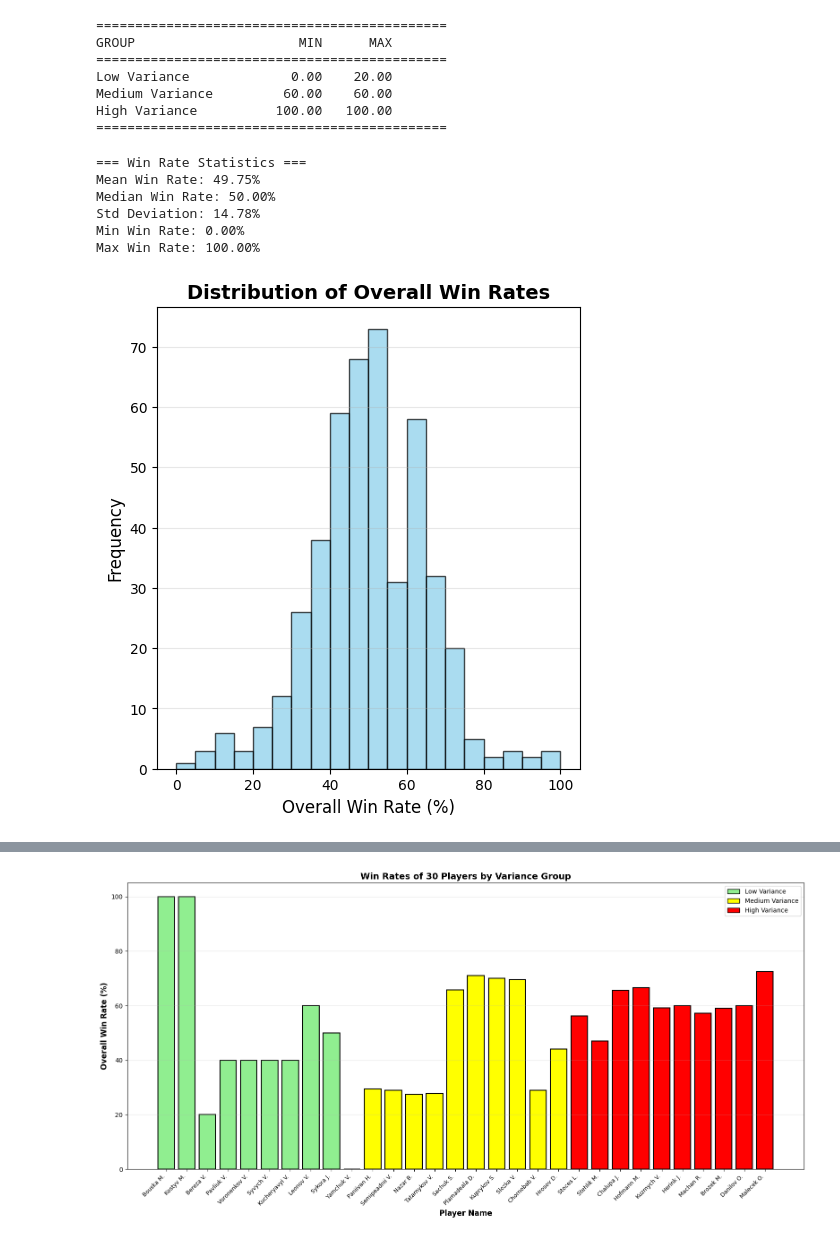
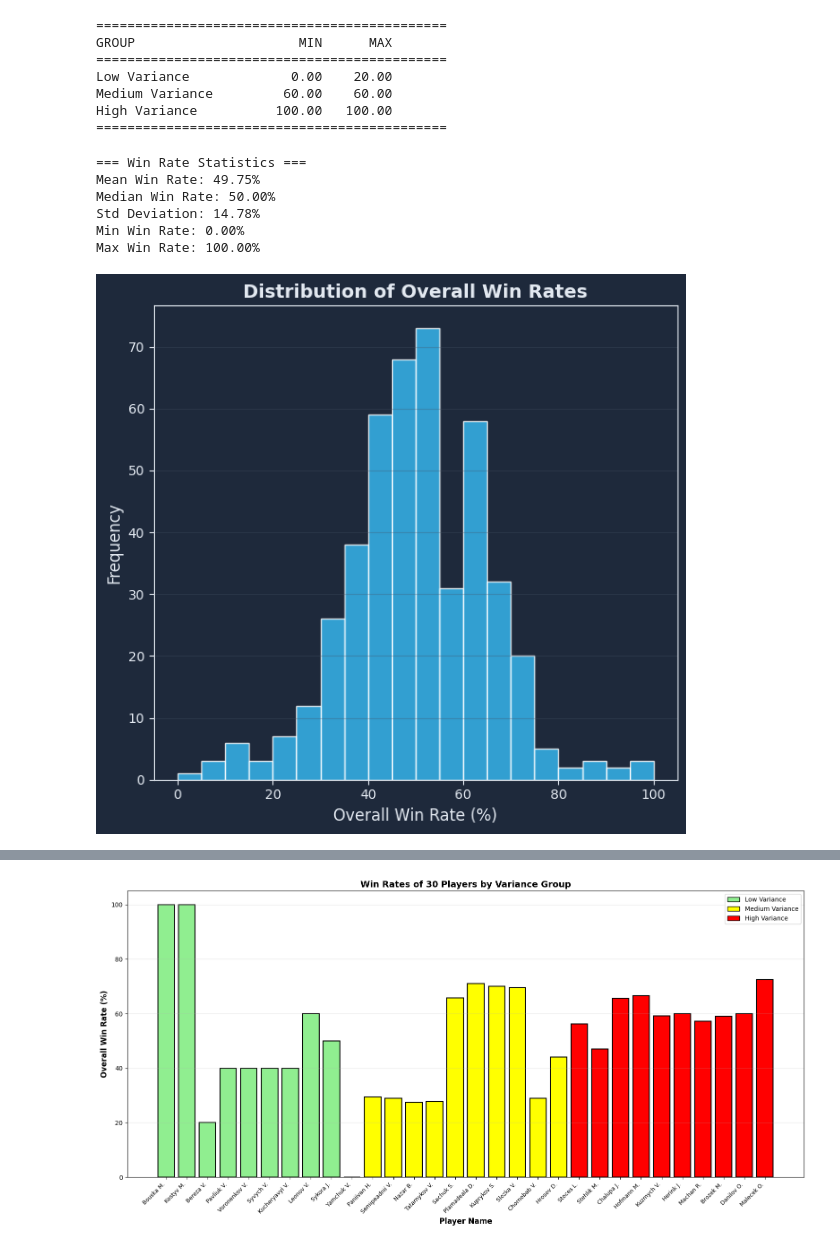
Before and after one commit to nap881/Table-Tennis-Data, a Jupyter notebook: ttdata.ipynb, the cells around one changed output, grey strips where cells are left out. Drawn from its saved outputs; the diff is of its cells as text; code cells hidden in the pictures.

Commit message:
Fix color scheme

```diff
--- a/ttdata.ipynb
+++ b/ttdata.ipynb
@@ -220,8 +220,8 @@ colors = plot_df['group'].map(COLOR_MAP)
 
 # ── Plot ──────────────────────────────────────────────────────────────────────
 fig, ax = plt.subplots(figsize=(17, 7))
-fig.patch.set_facecolor('#0f0f1a')
-ax.set_facecolor('#0f0f1a')
+fig.patch.set_facecolor('#0F172A')
+ax.set_facecolor('#0F172A')
 
 x = np.arange(len(plot_df))
 ax.bar(x, plot_df['Overall Win Rate (%)'], color=colors, width=0.8, edgecolor='none', zorder=3)
@@ -284,31 +284,61 @@ Medium Variance         60.00    60.00
 High Variance          100.00   100.00
 =============================================
 # %%
-fig1 = plt.figure(figsize=(12, 6))
+import matplotlib.pyplot as plt
 
-plt.subplot(1, 2, 1)
-plt.hist(result_df['Overall Win Rate (%)'], bins=20, edgecolor='black', color='skyblue', alpha=0.7)
-plt.xlabel('Overall Win Rate (%)', fontsize=12)
-plt.ylabel('Frequency', fontsize=12)
-plt.title('Distribution of Overall Win Rates', fontsize=14, fontweight='bold')
-plt.grid(axis='y', alpha=0.3)
+# Colors
+BG_COLOR = "#1E293B"
+TEXT_COLOR = "#E2E8F0"
+GRID_COLOR = "#475569"
+HIST_COLOR = "#38BDF8"
+
+fig1 = plt.figure(figsize=(12, 6), facecolor=BG_COLOR)
+
+ax = plt.subplot(1, 2, 1)
+ax.set_facecolor(BG_COLOR)
+
+plt.hist(
+    result_df['Overall Win Rate (%)'],
+    bins=20,
+    edgecolor='white',
+    color=HIST_COLOR,
+    alpha=0.8
+)
+
+plt.xlabel('Overall Win Rate (%)', fontsize=12, color=TEXT_COLOR)
+plt.ylabel('Frequency', fontsize=12, color=TEXT_COLOR)
+plt.title(
+    'Distribution of Overall Win Rates',
+    fontsize=14,
+    fontweight='bold',
+    color=TEXT_COLOR
+)
+
+plt.grid(axis='y', alpha=0.3, color=GRID_COLOR)
+
+# Style ticks
+ax.tick_params(colors=TEXT_COLOR)
+
+# Style spines
+for spine in ax.spines.values():
+    spine.set_color(TEXT_COLOR)
+
+plt.tight_layout()
 
 print("\n=== Win Rate Statistics ===")
 print(f"Mean Win Rate: {result_df['Overall Win Rate (%)'].mean():.2f}%")
 print(f"Median Win Rate: {result_df['Overall Win Rate (%)'].median():.2f}%")
 print(f"Std Deviation: {result_df['Overall Win Rate (%)'].std():.2f}%")
 print(f"Min Win Rate: {result_df['Overall Win Rate (%)'].min():.2f}%")
 print(f"Max Win Rate: {result_df['Overall Win Rate (%)'].max():.2f}%")
-
-#Most players in the club have a win rate between 34.97% and 64.53% which indicates that most players' skill levels are in the middle range. Most players are neither beginners nor advanced players.
 # %% [output]
 === Win Rate Statistics ===
 Mean Win Rate: 49.75%
 Median Win Rate: 50.00%
 Std Deviation: 14.78%
 Min Win Rate: 0.00%
 Max Win Rate: 100.00%
-[figure, old version]
+[figure, new version]
 # %%
 player_daily_data = {}
 
```
Also changed, not shown: parts of 2 cells of this notebook.
